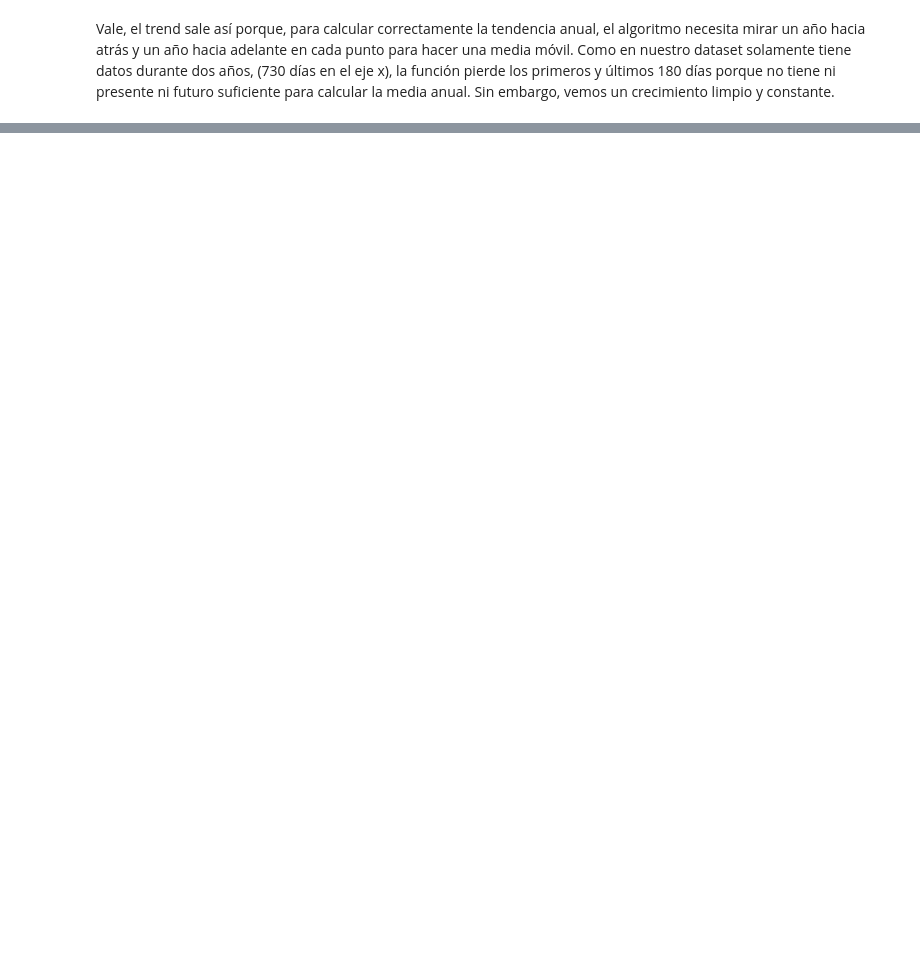
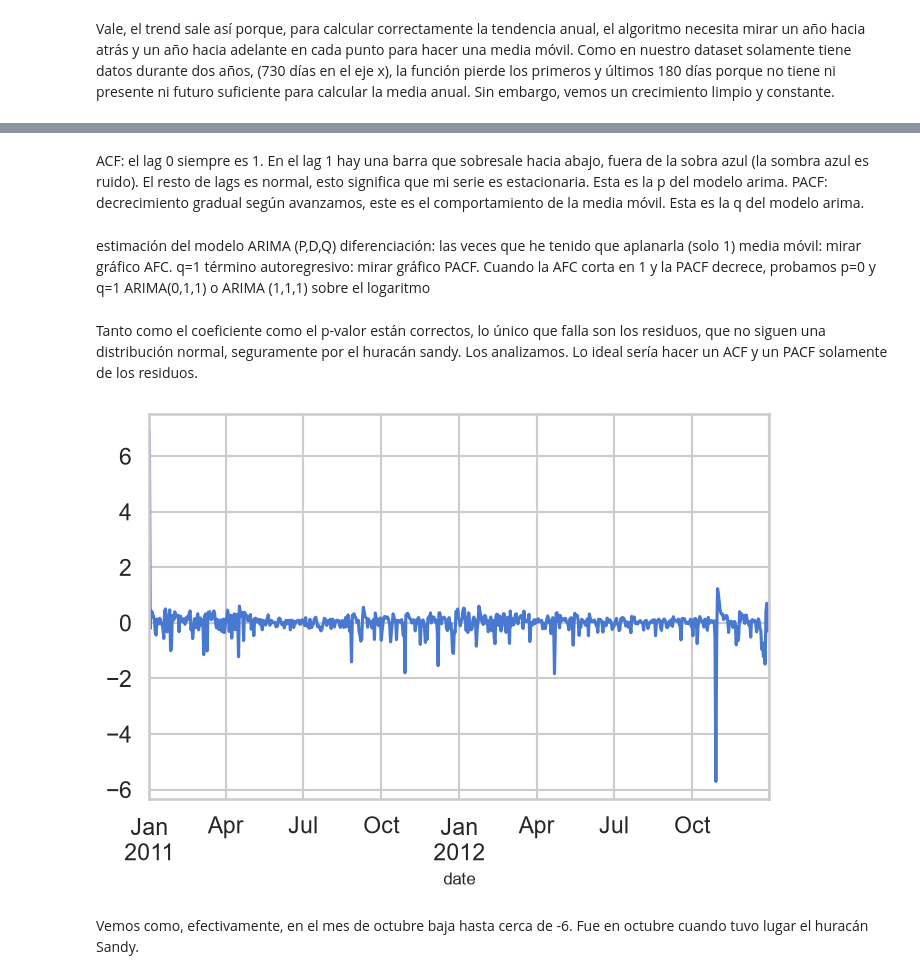
Before and after one commit to Miris-01/bike-sharing, a Jupyter notebook: bike-analysis.ipynb, the cells around one changed output, grey strips where cells are left out. Cells and saved outputs as stored; diff of their text form; code cells hidden in the pictures; blank space fills up the shorter version.

Commit message:
worked on residuals

```diff
--- a/bike-analysis.ipynb
+++ b/bike-analysis.ipynb
@@ -238,0 +209,28 @@ Vale, el trend sale así porque, para calcular correctamente la tendencia anual,
+# %% [markdown]
+ACF: el lag 0 siempre es 1. En el lag 1 hay una barra que sobresale hacia abajo, fuera de la sobra azul (la sombra azul es ruido). El resto de lags es normal, esto significa que mi serie es estacionaria. Esta es la p del modelo arima.
+PACF: decrecimiento gradual según avanzamos, este es el comportamiento de la media móvil. Esta es la q del modelo arima.
+# %% [markdown]
+estimación del modelo ARIMA (P,D,Q)
+diferenciación: las veces que he tenido que aplanarla (solo 1)
+media móvil: mirar gráfico AFC. q=1
+término autoregresivo: mirar gráfico PACF. Cuando la AFC corta en 1 y la PACF decrece, probamos p=0 y q=1
+ARIMA(0,1,1) o ARIMA (1,1,1) sobre el logaritmo
+# %%
+#modelo arima. ARIMA(data, order=(p,d,q))
+#esta manera de hacerlo es más limpio
+p,d,q=0,1,1
+model = ARIMA(np.log(day_df['rented_bikes']), order=(p,d,q))
+model_fit = model.fit()
+model_summary = model_fit.summary()
+model_summary
+# %% [markdown]
+Tanto como el coeficiente como el p-valor están correctos, lo único que falla son los residuos, que no siguen una distribución normal, seguramente por el huracán sandy. Los analizamos. Lo ideal sería hacer un ACF y un PACF solamente de los residuos.
+# %%
+residuals = model_fit.resid
+residuals.plot()
+#residuals.plot(kind='kde')
+plt.show()
+# %% [output]
+[figure, added]
+# %% [markdown]
+Vemos como, efectivamente, en el mes de octubre baja hasta cerca de -6. Fue en octubre cuando tuvo lugar el huracán Sandy.
```
Also changed, not shown: parts of 13 cells of this notebook, 1 other file.
